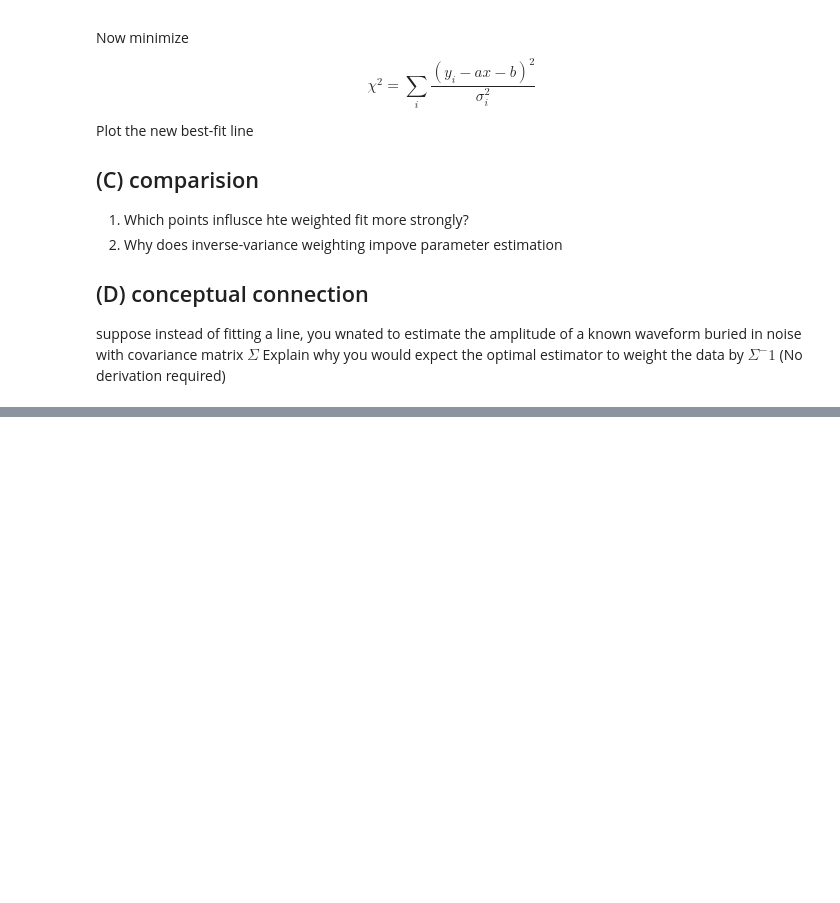
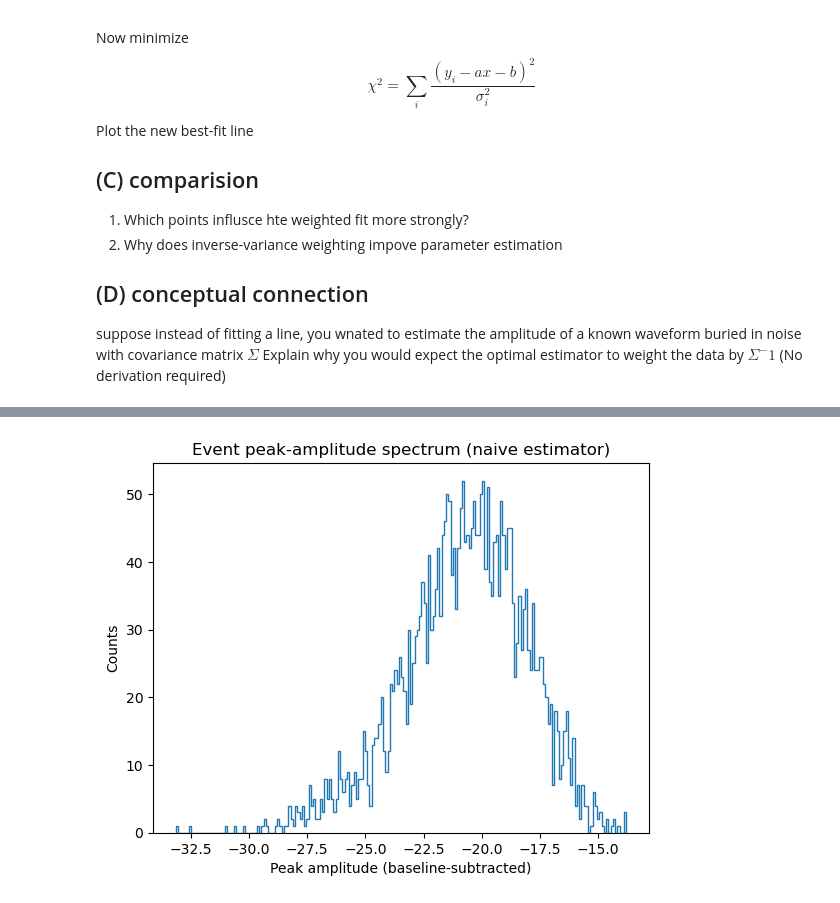
Before and after one commit to breckmeagher/statistics-and-data-analysis, a Jupyter notebook: work-in-progress/homework3_setup.ipynb, the cells around one changed output, grey strips where cells are left out. Cells and saved outputs as stored; diff of their text form; code cells hidden in the pictures; blank space fills up the shorter version.

```diff
--- a/work-in-progress/homework3_setup.ipynb
+++ b/work-in-progress/homework3_setup.ipynb
@@ -243,0 +378,37 @@ Event data loaded successfully. Shape: (3000, 4096)
+# %%
+import numpy as np
+import matplotlib.pyplot as plt
+
+noise_data = np.load("NoiseTraces.npy")   # shape (Nnoise, nsamp)
+events     = np.load("EventTraces.npy")   # shape (Nev, nsamp)
+
+fs = 5e3
+nsamp = events.shape[1]
+dt = 1/fs
+t = np.arange(nsamp)*dt
+
+# choose a baseline window (adjust if pulse starts earlier)
+base_n = 200
+
+def peak_amp(traces, base_n=200, polarity="neg"):
+    """
+    Return baseline-subtracted peak amplitude for each trace.
+    polarity="neg" uses min (negative pulses), "pos" uses max.
+    """
+    baseline = np.mean(traces[:, :base_n], axis=1)
+    if polarity == "neg":
+        pk = np.min(traces, axis=1)
+    else:
+        pk = np.max(traces, axis=1)
+    return pk - baseline
+
+amps_evt  = peak_amp(events, base_n=base_n, polarity="neg")
+amps_noise = peak_amp(noise_data, base_n=base_n, polarity="neg")
+
+plt.hist(amps_evt, bins=200, histtype="step")
+plt.xlabel("Peak amplitude (baseline-subtracted)")
+plt.ylabel("Counts")
+plt.title("Event peak-amplitude spectrum (naive estimator)")
+plt.show()
+# %% [output]
+[figure, added]
```
Also changed, not shown: parts of 11 cells of this notebook.
